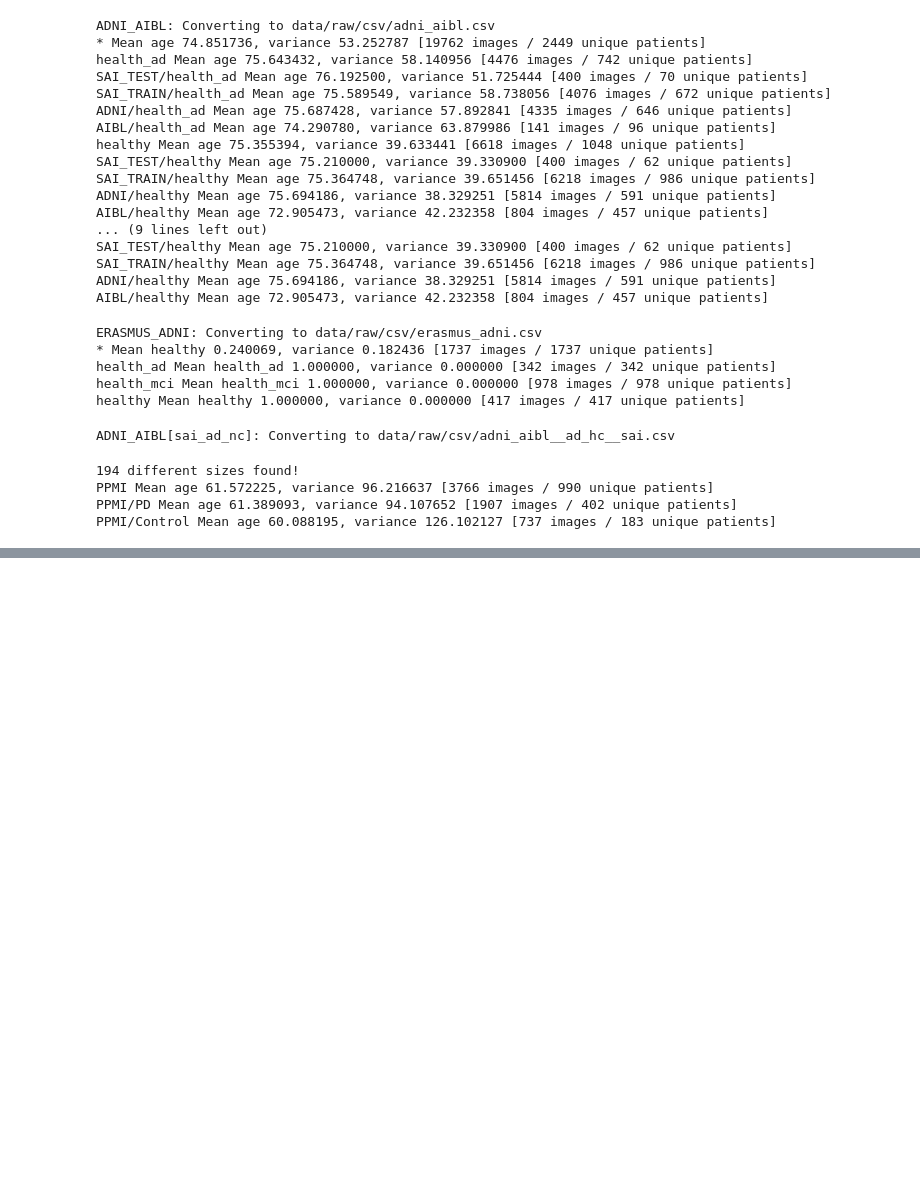
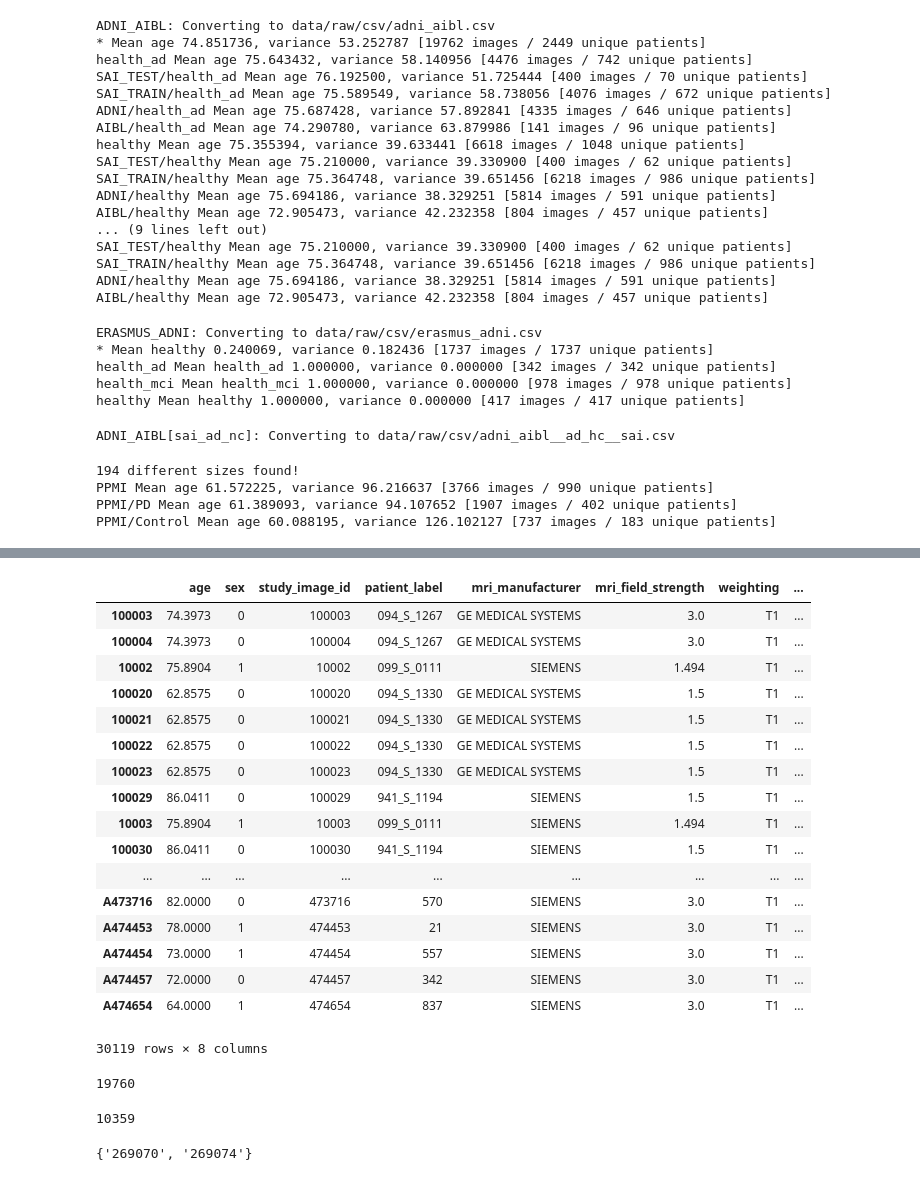
Before and after one commit to vwegmayr/brain-aging, a Jupyter notebook: notebooks/convert_csv.ipynb, the cells around one changed output, grey strips where cells are left out. Cells and saved outputs as stored; diff of their text form; code cells hidden in the pictures; blank space fills up the shorter version.

```diff
--- a/notebooks/convert_csv.ipynb
+++ b/notebooks/convert_csv.ipynb
@@ -108,17 +108,20 @@ def load_image_features_from_xml(path, image_id_prefix=''):
             weighting = elem_unique("./project/subject/study/imagingProtocol/protocolTerm/protocol[@term='Weighting']").text
         except NoSuchXMLElementException:
             weighting = 'DTI'
-        image_id_to_feature['%s%s' % (image_id_prefix, image_id)] = {
-            ft_def.AGE: intval(age_text),
+        key = '%s%s' % (image_id_prefix, image_id)
+        assert key not in image_id_to_feature
+        image_id_to_feature[key] = {
+            ft_def.AGE: float(age_text),
             ft_def.SEX: 0 if sex_text == 'M' else 1,
             ft_def.STUDY_IMAGE_ID: int(image_id_text),
             ft_def.SUBJECT_LABEL: subject_id_text,
             ft_def.MRI_MANUFACTURER: manufacturer,
             ft_def.MRI_FIELD_STRENGTH: field_strength,
+            ft_def.WEIGHTING: weighting,
         }
     return image_id_to_feature
 
-adni_aibl_features_from_xml = load_image_features_from_xml('/local/ADNI_AIBL/metadata/ADNI/*.xml')
+adni_aibl_features_from_xml = load_image_features_from_xml('/home/mhoerold/Downloads/T1/ADNI/*.xml')
 adni_aibl_features_from_xml.update(load_image_features_from_xml(
-    '/local/ADNI_AIBL/metadata/AIBL/*.xml', image_id_prefix='A'))
+    '/home/mhoerold/Downloads/AIBL_T1/AIBL/*.xml', image_id_prefix='A'))
 # %% [output]
@@ -382,3 +383,5 @@ print_stats(data, 'PPMI/Control', 'age', lambda x: x[ft_def.HEALTHY])
 PPMI Mean age 61.572225, variance 96.216637 [3766 images / 990 unique patients]
 PPMI/PD Mean age 61.389093, variance 94.107652 [1907 images / 402 unique patients]
 PPMI/Control Mean age 60.088195, variance 126.102127 [737 images / 183 unique patients]
+# %%
+dic = adni_aibl_features_from_xml
@@ -384,0 +411,3 @@ PPMI/Control Mean age 60.088195, variance 126.102127 [737 images / 183 unique pa
+# %%
+import pandas as pd
+df = pd.DataFrame.from_dict(dic, orient='index')
@@ -384,0 +437,21 @@ PPMI/Control Mean age 60.088195, variance 126.102127 [737 images / 183 unique pa
+# %%
+df
+# %% [output]
+|  | age | sex | study_image_id | patient_label | mri_manufacturer | mri_field_strength | weighting | ... |
+| 100003 | 74.3973 | 0 | 100003 | 094_S_1267 | GE MEDICAL SYSTEMS | 3.0 | T1 | ... |
+| 100004 | 74.3973 | 0 | 100004 | 094_S_1267 | GE MEDICAL SYSTEMS | 3.0 | T1 | ... |
+| 10002 | 75.8904 | 1 | 10002 | 099_S_0111 | SIEMENS | 1.494 | T1 | ... |
+| 100020 | 62.8575 | 0 | 100020 | 094_S_1330 | GE MEDICAL SYSTEMS | 1.5 | T1 | ... |
+| 100021 | 62.8575 | 0 | 100021 | 094_S_1330 | GE MEDICAL SYSTEMS | 1.5 | T1 | ... |
+| 100022 | 62.8575 | 0 | 100022 | 094_S_1330 | GE MEDICAL SYSTEMS | 1.5 | T1 | ... |
+| 100023 | 62.8575 | 0 | 100023 | 094_S_1330 | GE MEDICAL SYSTEMS | 1.5 | T1 | ... |
+| 100029 | 86.0411 | 0 | 100029 | 941_S_1194 | SIEMENS | 1.5 | T1 | ... |
+| 10003 | 75.8904 | 1 | 10003 | 099_S_0111 | SIEMENS | 1.494 | T1 | ... |
+| 100030 | 86.0411 | 0 | 100030 | 941_S_1194 | SIEMENS | 1.5 | T1 | ... |
+| ... | ... | ... | ... | ... | ... | ... | ... | ... |
+| A473716 | 82.0000 | 0 | 473716 | 570 | SIEMENS | 3.0 | T1 | ... |
+| A474453 | 78.0000 | 1 | 474453 | 21 | SIEMENS | 3.0 | T1 | ... |
+| A474454 | 73.0000 | 1 | 474454 | 557 | SIEMENS | 3.0 | T1 | ... |
+| A474457 | 72.0000 | 0 | 474457 | 342 | SIEMENS | 3.0 | T1 | ... |
+| A474654 | 64.0000 | 1 | 474654 | 837 | SIEMENS | 3.0 | T1 | ... |
+30119 rows × 8 columns
@@ -384,0 +465,12 @@ PPMI/Control Mean age 60.088195, variance 126.102127 [737 images / 183 unique pa
+# %%
+len(inter)
+# %% [output]
+19760
+# %%
+len(l1.difference(l2))
+# %% [output]
+10359
+# %%
+l2.difference(l1)
+# %% [output]
+{'269070', '269074'}
```
Also changed, not shown: parts of 25 cells of this notebook, 2 other files.
